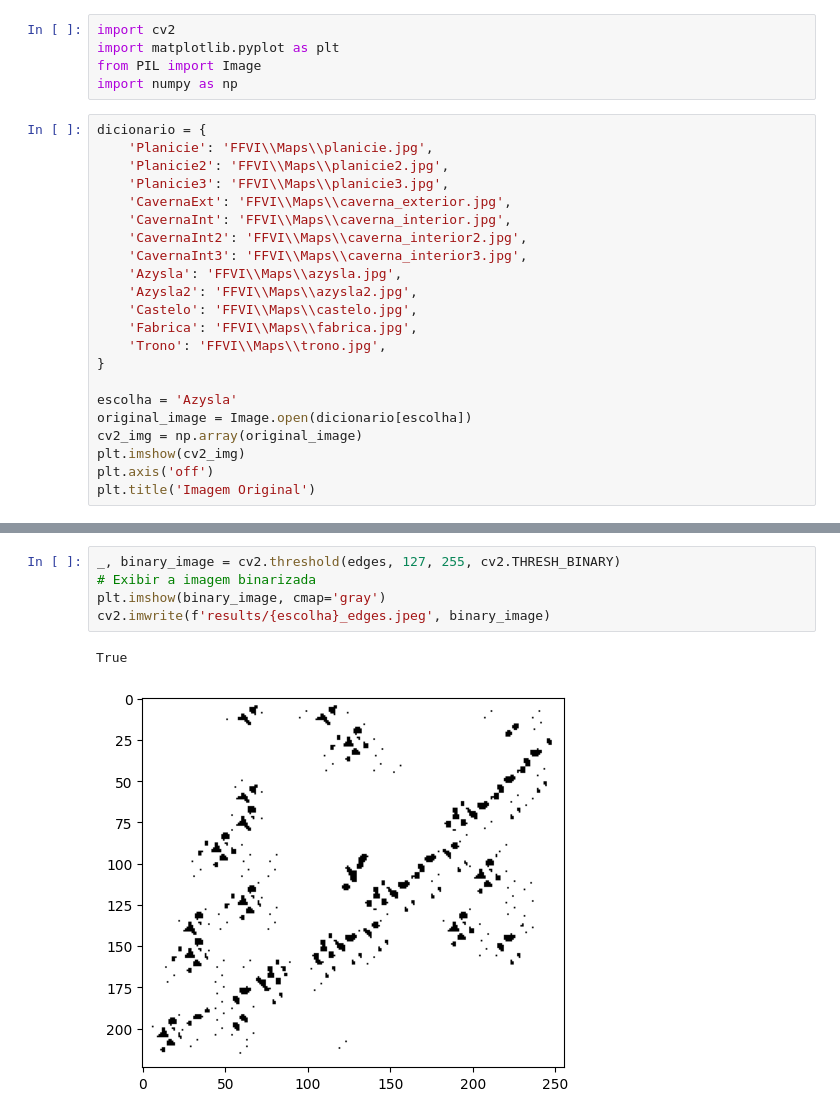
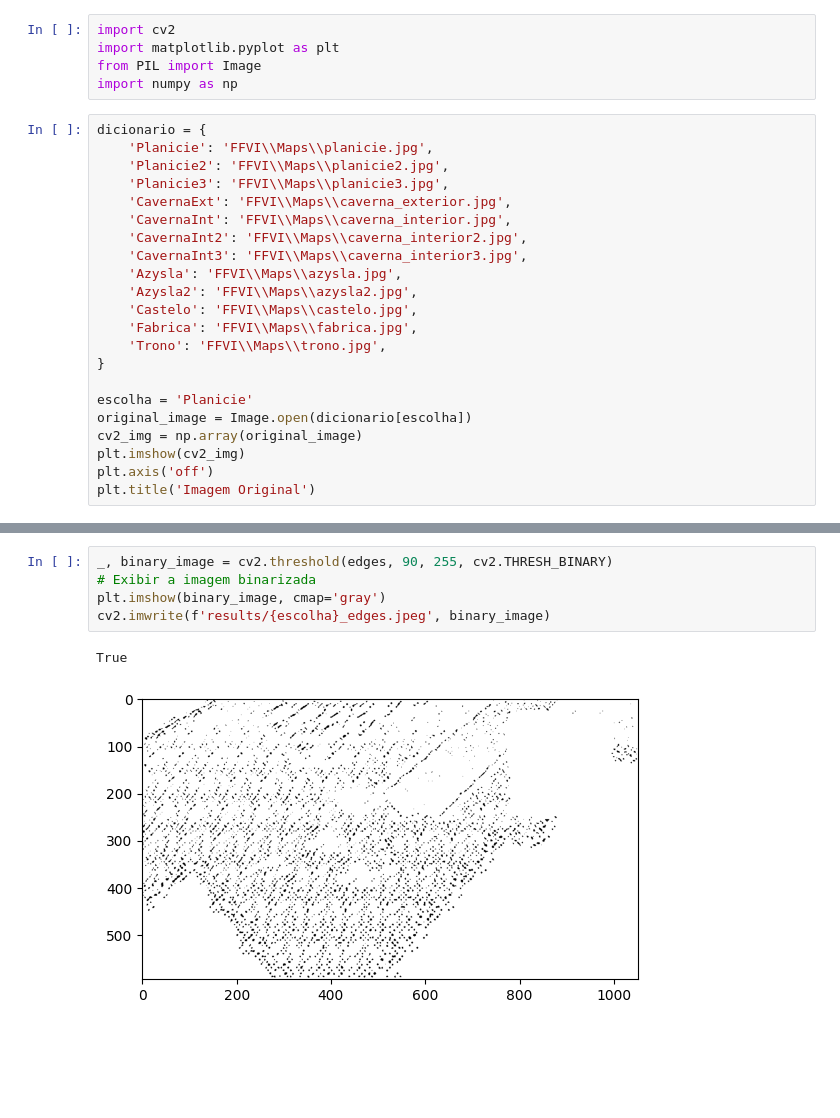
Before and after one commit to MatheusCastellucci/Projeto-CV, a Jupyter notebook: Teste_FFVI.ipynb, the cells around one changed output, grey strips where cells are left out. Cells and saved outputs as stored; diff of their text form; blank space fills up the shorter version.

```diff
--- a/Teste_FFVI.ipynb
+++ b/Teste_FFVI.ipynb
@@ -19,7 +19,7 @@ dicionario = {
     'Trono': 'FFVI\\Maps\\trono.jpg',
 }
 
-escolha = 'Azysla'
+escolha = 'Planicie'
 original_image = Image.open(dicionario[escolha])
 cv2_img = np.array(original_image)
 plt.imshow(cv2_img)
@@ -70,11 +70,11 @@ plt.imshow(edges, cmap = 'gray')
 # %%
-_, binary_image = cv2.threshold(edges, 127, 255, cv2.THRESH_BINARY)
+_, binary_image = cv2.threshold(edges, 90, 255, cv2.THRESH_BINARY)
 # Exibir a imagem binarizada
 plt.imshow(binary_image, cmap='gray')
 cv2.imwrite(f'results/{escolha}_edges.jpeg', binary_image)
 # %% [output]
 True
-[figure, old version]
+[figure, new version]
 # %%
 # Definir um kernel para operações de morfologia
 kernel = np.ones((10,10), np.uint8)
```
Also changed, not shown: parts of 7 cells of this notebook, 3 other files.
